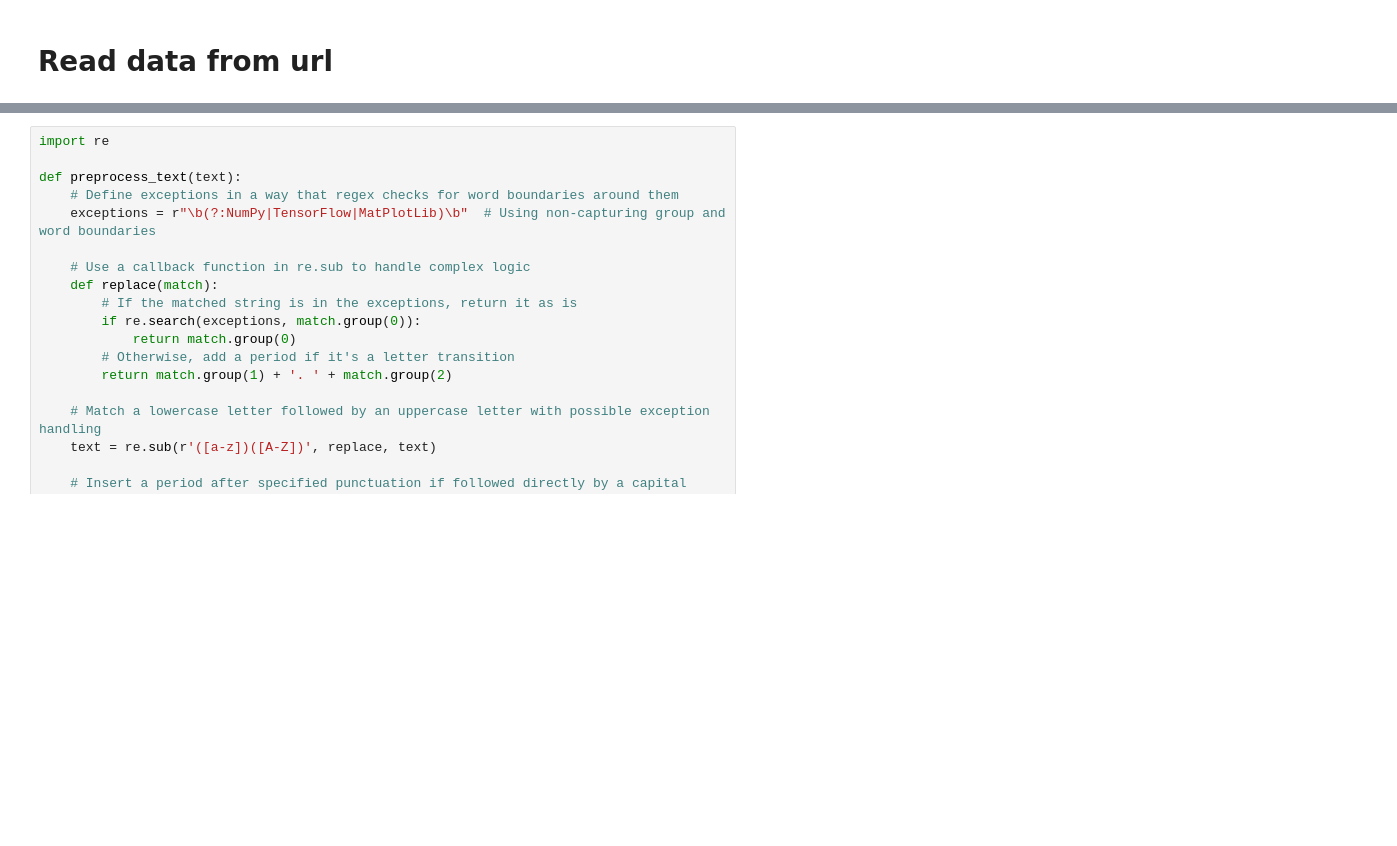
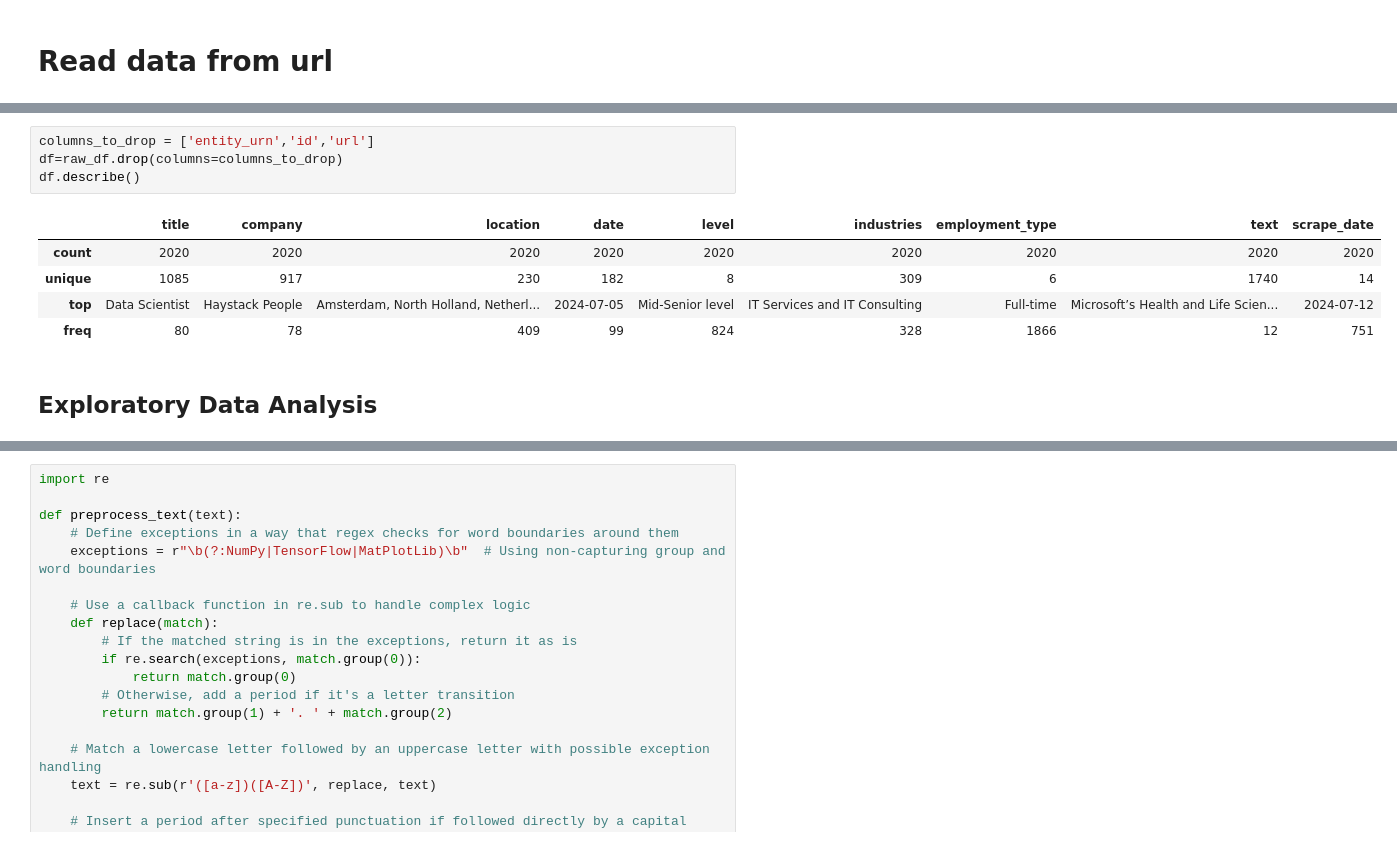
Before and after one commit to lanfeitiao/data_job_analysis, a Jupyter notebook: notebooks/0.01-data-exploration.ipynb, the cells around one changed output, grey strips where cells are left out. Drawn from its saved outputs; the diff is of its cells as text; blank space fills up the shorter version.

```diff
--- a/notebooks/0.01-data-exploration.ipynb
+++ b/notebooks/0.01-data-exploration.ipynb
@@ -72,0 +73,12 @@ print(df.head())
+# %%
+columns_to_drop = ['entity_urn','id','url']
+df=raw_df.drop(columns=columns_to_drop)
+df.describe()
+# %% [output]
+|  | title | company | location | date | level | industries | employment_type | text | scrape_date |
+| count | 2020 | 2020 | 2020 | 2020 | 2020 | 2020 | 2020 | 2020 | 2020 |
+| unique | 1085 | 917 | 230 | 182 | 8 | 309 | 6 | 1740 | 14 |
+| top | Data Scientist | Haystack People | Amsterdam, North Holland, Netherl... | 2024-07-05 | Mid-Senior level | IT Services and IT Consulting | Full-time | Microsoft’s Health and Life Scien... | 2024-07-12 |
+| freq | 80 | 78 | 409 | 99 | 824 | 328 | 1866 | 12 | 751 |
+# %% [markdown]
+## Exploratory Data Analysis
```
Also changed, not shown: parts of 27 cells of this notebook.
